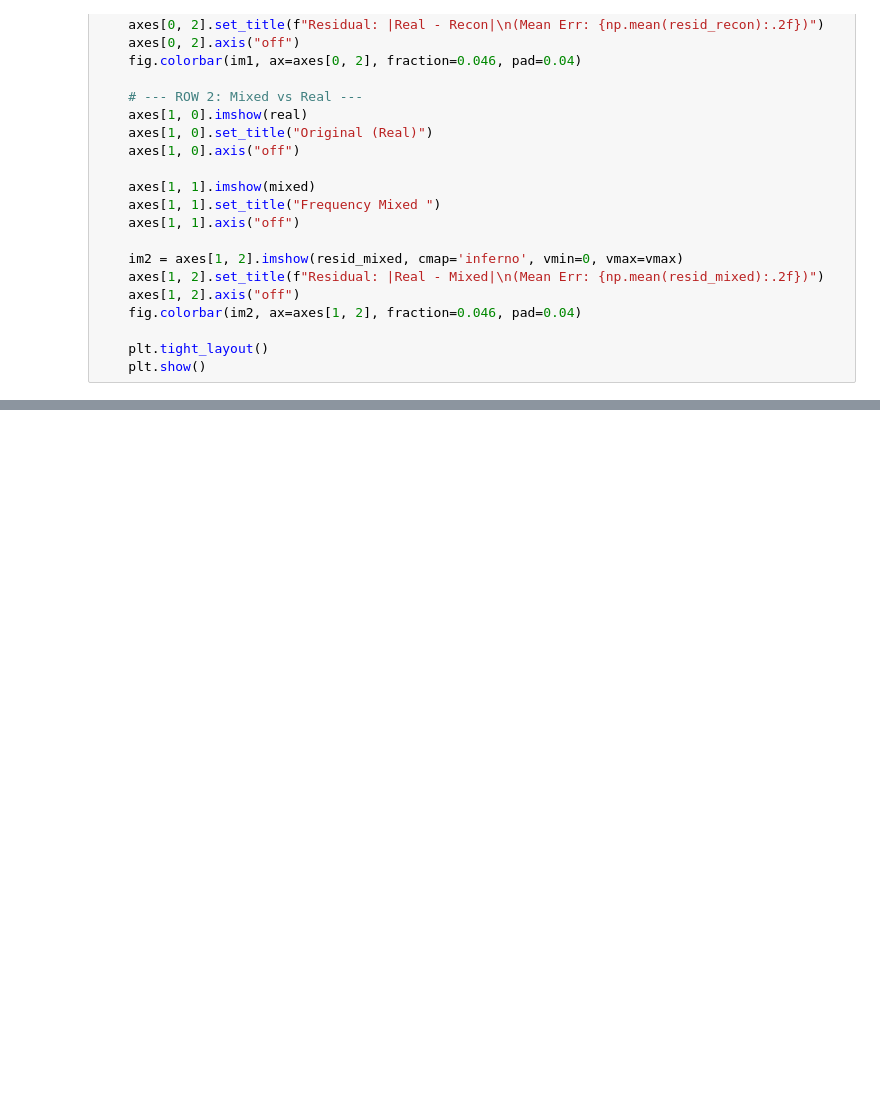
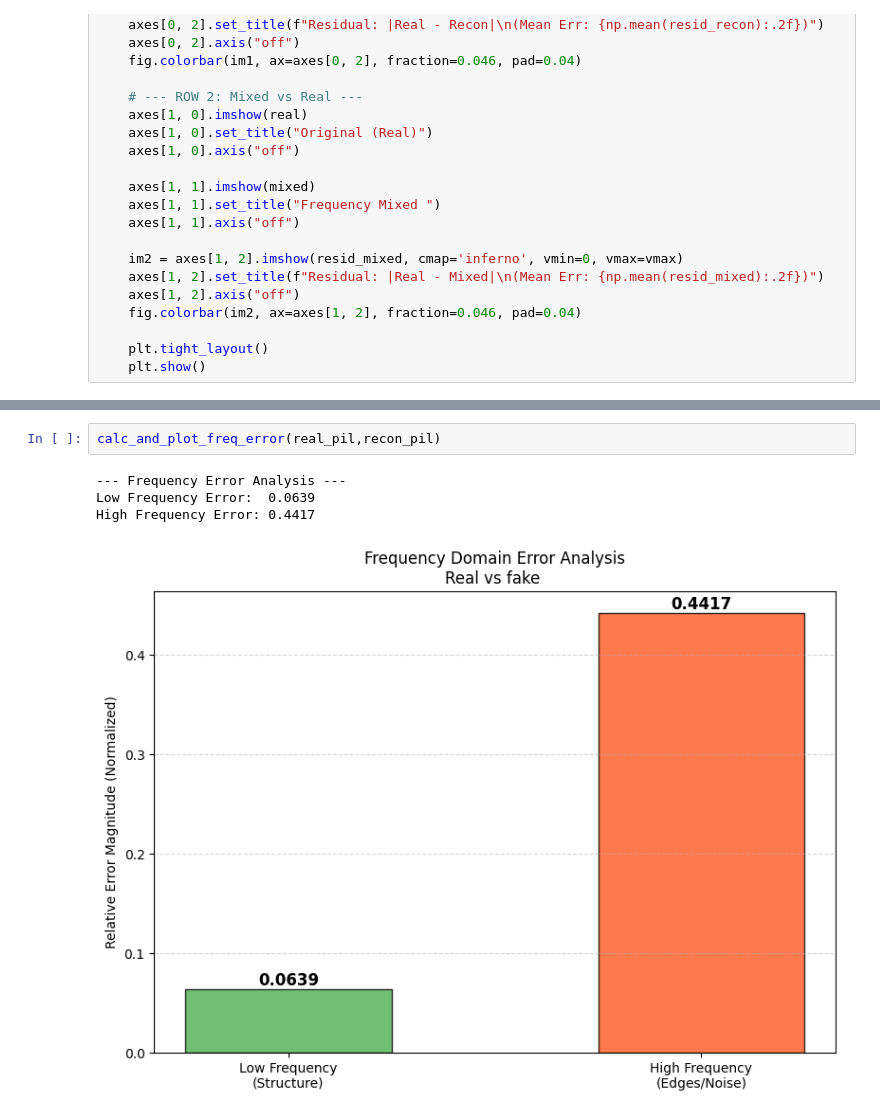
Before and after one commit to phospheneai/auth-sandbox, a Jupyter notebook: image-freq-swap/nbs/dct-swap.ipynb, the cells around one changed output, grey strips where cells are left out. Saved outputs shown, nothing was run; the diff lists cells and outputs as text; blank space fills up the shorter version.

```diff
--- a/image-freq-swap/nbs/dct-swap.ipynb
+++ b/image-freq-swap/nbs/dct-swap.ipynb
@@ -213,0 +302,7 @@ plot_comparisons(real_pil,recon_pil,result_pil)
+# %%
+calc_and_plot_freq_error(real_pil,recon_pil)
+# %% [output]
+--- Frequency Error Analysis ---
+Low Frequency Error:  0.0639
+High Frequency Error: 0.4417
+[figure, added]
```
Also changed, not shown: parts of 6 cells of this notebook, 1 other file.
